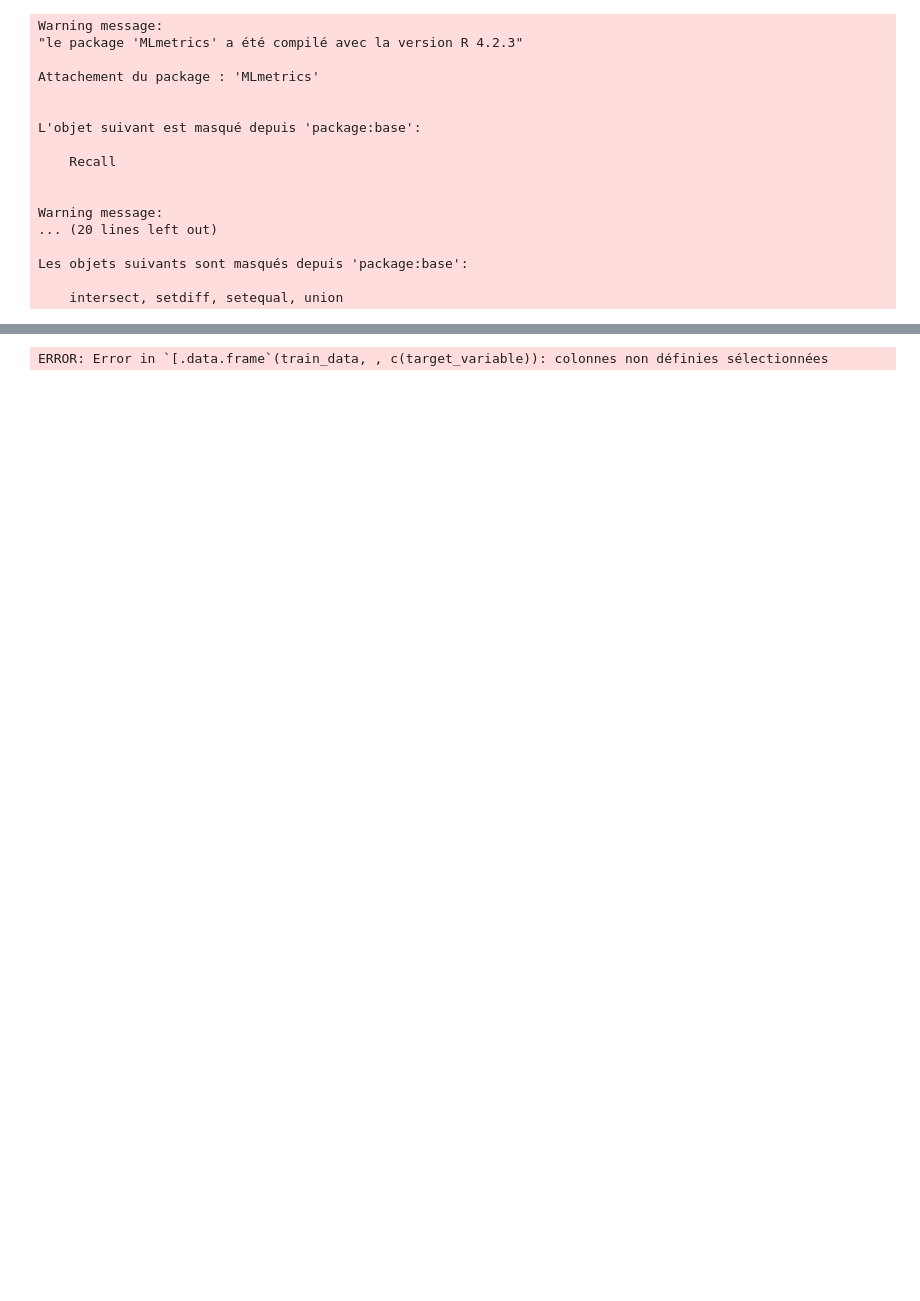
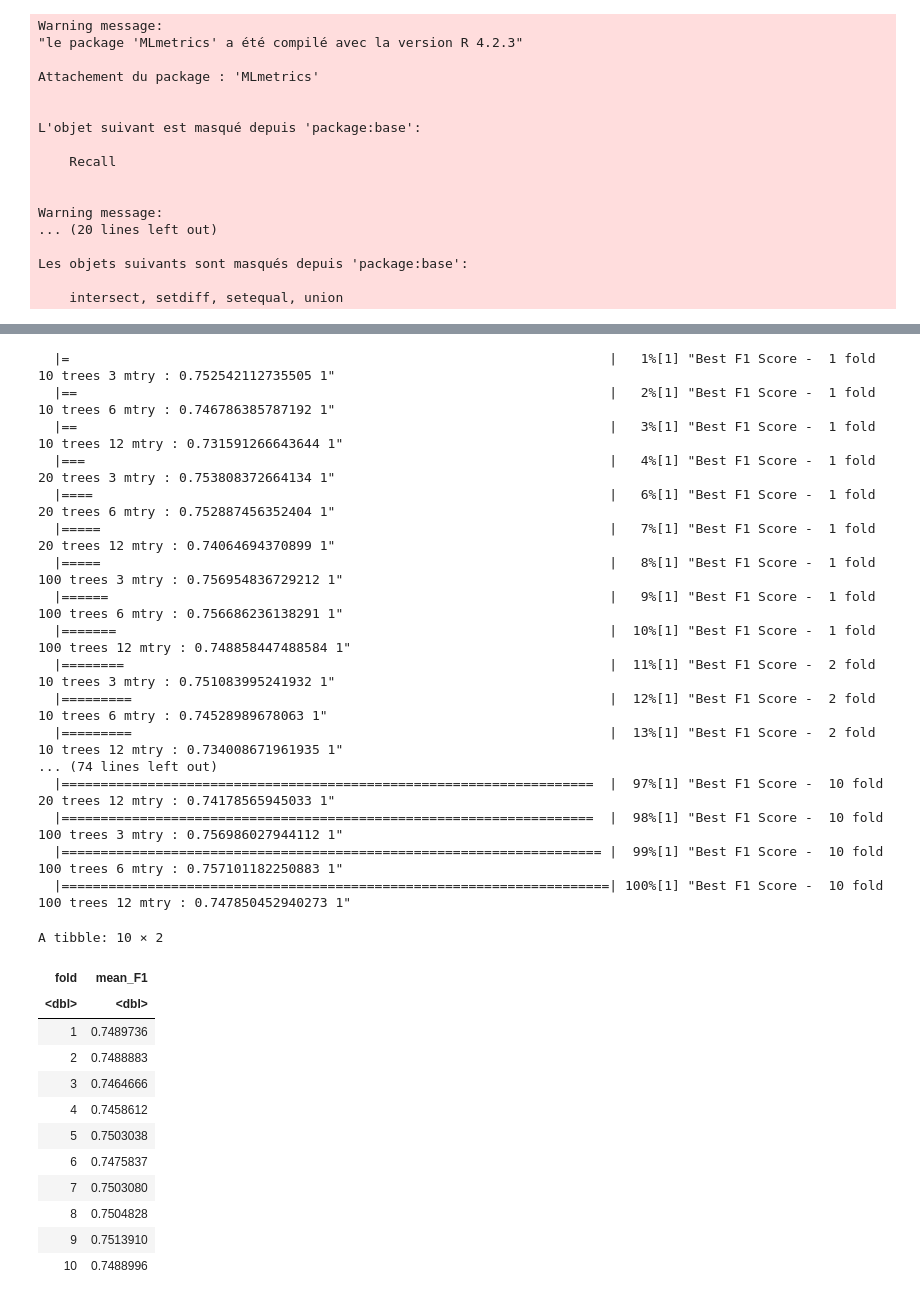
Before and after one commit to bikostet/richter-s-predictor-group-42, a Jupyter notebook: randomForestTune_final.ipynb, the cells around one changed output, grey strips where cells are left out. Saved outputs shown, nothing was run; the diff lists cells and outputs as text; code cells hidden in the pictures; blank space fills up the shorter version.

```diff
--- a/randomForestTune_final.ipynb
+++ b/randomForestTune_final.ipynb
@@ -107,15 +119,14 @@ k = 10
 accuracy_vec <- array(0,k)
 
 n_trees <- c(10,20,100)
-nfeat <- ncol(datam)-2 #I remove 2 to remove building_id and damage_grade
+nfeat <- ncol(datam)-1 #I remove 2 to remove building_id and damage_grade
 m_tries <- c(floor(0.5*sqrt(nfeat)),floor(sqrt(nfeat)),floor(2*sqrt(nfeat)))
 accuracy_vec <- data.frame(matrix(ncol = 4, nrow = 0))
 colnames(accuracy_vec)<-c('fold','n_trees','mtry','F1')
 nrows<-nrow(datam)
 datam_idx <- sample(1:nrows)
 split <- floor(nrows*0.8)
-id_variable <- match('building_id', colnames(datam))
-target_variable <- match('damage_grade', colnames(datam))-1 #we will remove id.
+target_variable <- match('damage_grade', colnames(datam)) #we will remove id.
 pb <- txtProgressBar(min = 0, max = length(n_trees), style = 3)
 
 # 1. Shuffle the dataset randomly.
@@ -127,35 +138,63 @@ splits <- split(datam_idx, ceiling(seq_along(datam_idx)/max))
 
 pb <- txtProgressBar(min = 0, max = k*length(n_trees)*length(m_tries), style = 3)
 counter <-0
 
 # 3. For each unique group:
 for (i in 1:k){
     for (j in (n_trees)){
         for (l in m_tries){
             #3.1 Take the group as a hold out or test data set
-            test_data <- datam[splits[[i]],-id_variable]
+            test_data <- datam[splits[[i]],]
 
 
             #3.2 Take the remaining groups as a training data set
-            train_data <- datam[-splits[[i]],-id_variable]
+            train_data <- datam[-splits[[i]],]
 
             model <- randomForest(x=train_data[,-c(target_variable)],
                                 y=as.factor(train_data[,c(target_variable)]),
                                 ntree=j,mtry=l,keep.forest=TRUE,importance=TRUE)
             yhat<-predict(model,test_data[,-c(target_variable)])
             accuracy_vec[nrow(accuracy_vec)+1,]<-c(i,j,l,F1_Score_micro(as.factor(test_data[,c(target_variable)]),yhat))
             counter<-counter+1
             setTxtProgressBar(pb, counter)
             print(paste("Best F1 Score - ",i, 'fold',j,'trees',l,'mtry',':',accuracy_vec[nrow(accuracy_vec),4],n=1))
             rm('model')
         }
     }
 }
 
 #4. Summarize the accuracy of the model using the sample of model evaluation scores
 mean_F1 <- accuracy_vec %>% group_by(fold) %>%
-  summarise(mean_F1=mean(F1),
-            .groups = 'drop')
+  summarise(mean_F1=mean(F1))
 mean_F1
 # %% [output]
-ERROR: Error in `[.data.frame`(train_data, , c(target_variable)): colonnes non définies sélectionnées
+  |=                                                                     |   1%[1] "Best F1 Score -  1 fold 10 trees 3 mtry : 0.752542112735505 1"
+  |==                                                                    |   2%[1] "Best F1 Score -  1 fold 10 trees 6 mtry : 0.746786385787192 1"
+  |==                                                                    |   3%[1] "Best F1 Score -  1 fold 10 trees 12 mtry : 0.731591266643644 1"
+  |===                                                                   |   4%[1] "Best F1 Score -  1 fold 20 trees 3 mtry : 0.753808372664134 1"
+  |====                                                                  |   6%[1] "Best F1 Score -  1 fold 20 trees 6 mtry : 0.752887456352404 1"
+  |=====                                                                 |   7%[1] "Best F1 Score -  1 fold 20 trees 12 mtry : 0.74064694370899 1"
+  |=====                                                                 |   8%[1] "Best F1 Score -  1 fold 100 trees 3 mtry : 0.756954836729212 1"
+  |======                                                                |   9%[1] "Best F1 Score -  1 fold 100 trees 6 mtry : 0.756686236138291 1"
+  |=======                                                               |  10%[1] "Best F1 Score -  1 fold 100 trees 12 mtry : 0.748858447488584 1"
+  |========                                                              |  11%[1] "Best F1 Score -  2 fold 10 trees 3 mtry : 0.751083995241932 1"
+  |=========                                                             |  12%[1] "Best F1 Score -  2 fold 10 trees 6 mtry : 0.74528989678063 1"
+  |=========                                                             |  13%[1] "Best F1 Score -  2 fold 10 trees 12 mtry : 0.734008671961935 1"
+... (74 lines left out)
+  |====================================================================  |  97%[1] "Best F1 Score -  10 fold 20 trees 12 mtry : 0.74178565945033 1"
+  |====================================================================  |  98%[1] "Best F1 Score -  10 fold 100 trees 3 mtry : 0.756986027944112 1"
+  |===================================================================== |  99%[1] "Best F1 Score -  10 fold 100 trees 6 mtry : 0.757101182250883 1"
+  |======================================================================| 100%[1] "Best F1 Score -  10 fold 100 trees 12 mtry : 0.747850452940273 1"
+A tibble: 10 × 2
+| fold | mean_F1 |
+| <dbl> | <dbl> |
+| 1 | 0.7489736 |
+| 2 | 0.7488883 |
+| 3 | 0.7464666 |
+| 4 | 0.7458612 |
+| 5 | 0.7503038 |
+| 6 | 0.7475837 |
+| 7 | 0.7503080 |
+| 8 | 0.7504828 |
+| 9 | 0.7513910 |
+| 10 | 0.7488996 |
```
Also changed, not shown: parts of 3 cells of this notebook.
